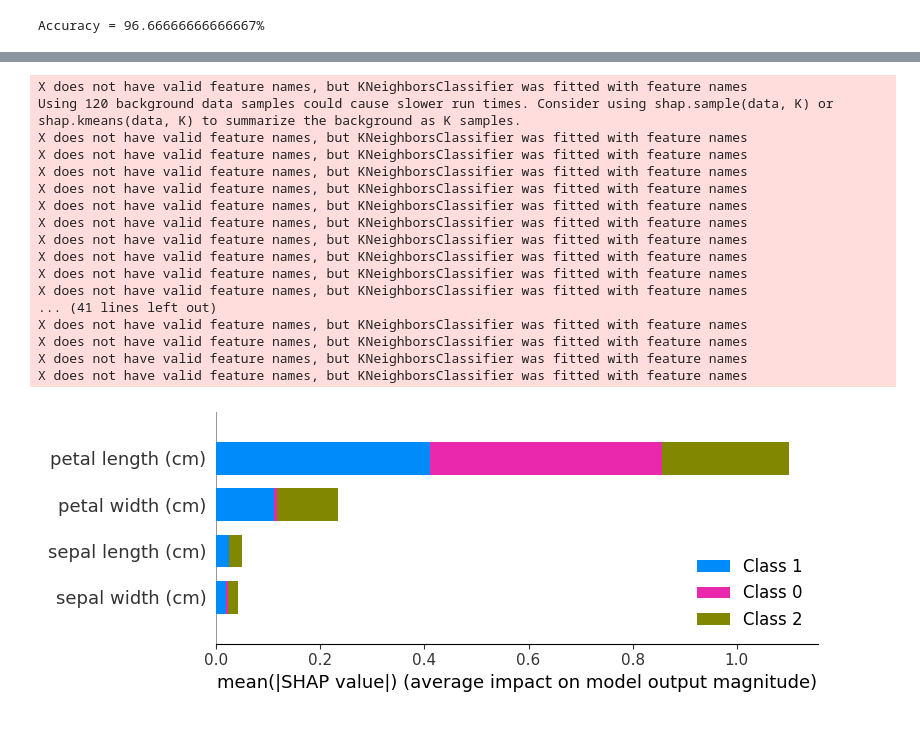
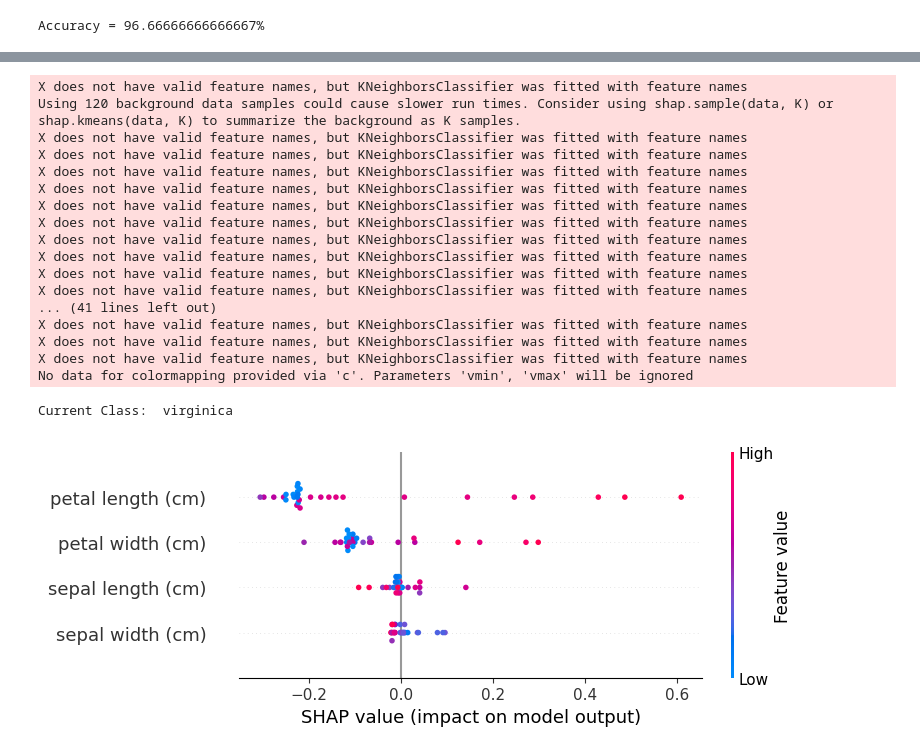
Before and after one commit to jpcreis15/MLOps-code, a Jupyter notebook: Explainability.ipynb, the cells around one changed output, grey strips where cells are left out. Cells and saved outputs as stored; diff of their text form; code cells hidden in the pictures.

```diff
--- a/Explainability.ipynb
+++ b/Explainability.ipynb
@@ -27,7 +27,7 @@ print_accuracy(knn.predict)
 Accuracy = 96.66666666666667%
 # %%
 labels = ['setosa', 'versicolor', 'virginica']
-label_indx = 1
+label_indx = 2
 indx = 5
 
 shap.initjs()
@@ -39,41 +39,42 @@ shap.initjs()
 
 explainer = shap.KernelExplainer(knn.predict_proba, X_train)
 
-######################################################################
-shap_values = explainer.shap_values(X_test)
-summary_plot = shap.summary_plot(shap_values, X_test)
+# ######################################################################
+# shap_values = explainer.shap_values(X_test)
+# summary_plot = shap.summary_plot(shap_values, X_test)
 
 # ######################################################################
 # shap_values = explainer.shap_values(X_test.iloc[indx,:])
 # print("Current Class: " , labels[label_indx])
 # shap.force_plot(explainer.expected_value[label_indx], shap_values[label_indx], X_test.iloc[indx,:])
 
 # ######################################################################
 # shap_values = explainer.shap_values(X_test)
 # print("Current Class: " , labels[label_indx])
 # shap.force_plot(explainer.expected_value[label_indx], shap_values[label_indx], X_test)
 
-# #######################################################################
-# shap_values = explainer.shap_values(X_test)
-# print("Current Class: " , labels[label_indx])
-# shap.summary_plot(shap_values = shap_values[label_indx], features = X_test)
+#######################################################################
+shap_values = explainer.shap_values(X_test)
+print("Current Class: " , labels[label_indx])
+shap.summary_plot(shap_values = shap_values[label_indx], features = X_test)
 # %% [output]
 [interactive output not drawn]
 X does not have valid feature names, but KNeighborsClassifier was fitted with feature names
 Using 120 background data samples could cause slower run times. Consider using shap.sample(data, K) or shap.kmeans(data, K) to summarize the background as K samples.
 X does not have valid feature names, but KNeighborsClassifier was fitted with feature names
 X does not have valid feature names, but KNeighborsClassifier was fitted with feature names
 X does not have valid feature names, but KNeighborsClassifier was fitted with feature names
 X does not have valid feature names, but KNeighborsClassifier was fitted with feature names
 X does not have valid feature names, but KNeighborsClassifier was fitted with feature names
 X does not have valid feature names, but KNeighborsClassifier was fitted with feature names
 X does not have valid feature names, but KNeighborsClassifier was fitted with feature names
 X does not have valid feature names, but KNeighborsClassifier was fitted with feature names
 X does not have valid feature names, but KNeighborsClassifier was fitted with feature names
 X does not have valid feature names, but KNeighborsClassifier was fitted with feature names
 ... (41 lines left out)
 X does not have valid feature names, but KNeighborsClassifier was fitted with feature names
 X does not have valid feature names, but KNeighborsClassifier was fitted with feature names
 X does not have valid feature names, but KNeighborsClassifier was fitted with feature names
-X does not have valid feature names, but KNeighborsClassifier was fitted with feature names
+No data for colormapping provided via 'c'. Parameters 'vmin', 'vmax' will be ignored
+Current Class:  virginica
-[figure, old version]
+[figure, new version]
```
Also changed, not shown: 2 other files.
